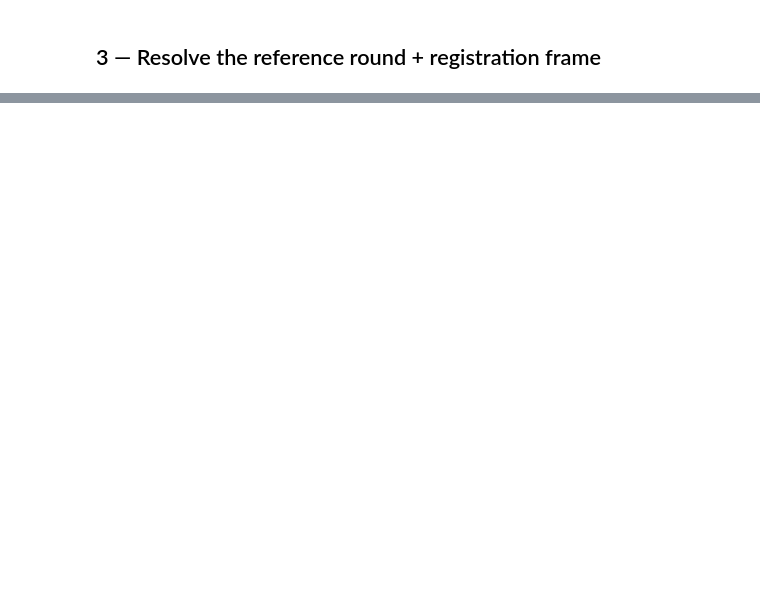
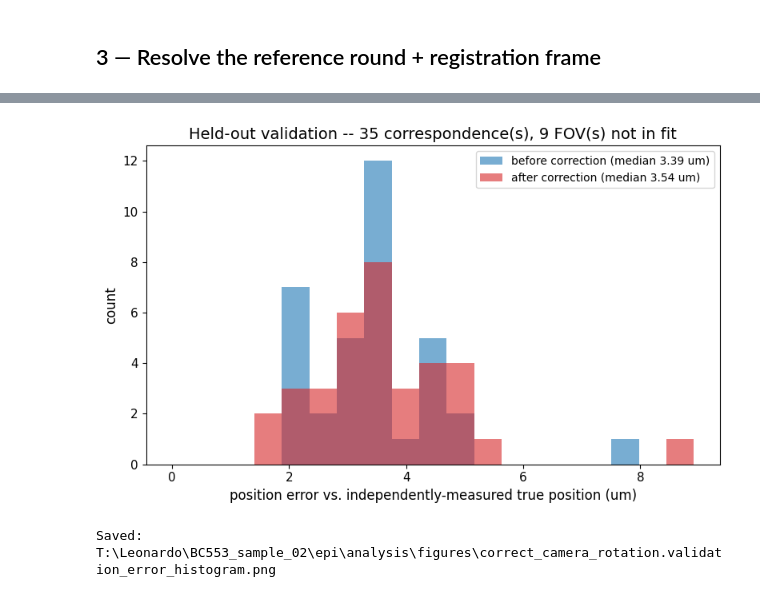
Before and after one commit to leonardosepulveda/MERci, a Jupyter notebook: notebooks/misc/correct_camera_rotation.ipynb, the cells around one changed output, grey strips where cells are left out. Drawn from its saved outputs; the diff is of its cells as text; code cells hidden in the pictures; blank space fills up the shorter version.

```diff
--- a/notebooks/misc/correct_camera_rotation.ipynb
+++ b/notebooks/misc/correct_camera_rotation.ipynb
@@ -295,13 +414,6 @@ re-running the notebook doesn't re-register unless `FORCE_RECOMPUTE=True`.
 CACHE_DIR = config.analysis_dir / "cache" / NOTEBOOK_NAME
 CACHE_DIR.mkdir(parents=True, exist_ok=True)
 correspondences_csv = CACHE_DIR / "neighbor_correspondences.csv"
-
-
-def load_dapi_frame(fov_id):
-    path = reference_series.resolve_path(fov_id, config.image_suffix)
-    return read_image_frames(path, [reference_frame_idx],
-                              frame_width=config.frame_width, frame_height=config.frame_height)[0]
-
 
 if correspondences_csv.exists() and not FORCE_RECOMPUTE:
     correspondences_df = pd.read_csv(correspondences_csv)
@@ -323,6 +435,7 @@ else:
         n_anchors=N_ANCHORS,
         tolerance_fraction=TOLERANCE_FRACTION,
         upsample_factor=UPSAMPLE_FACTOR,
+        image_orientation=IMAGE_ORIENTATION,
         seed=SEED,
         progress_callback=_progress,
     )
@@ -344,11 +472,19 @@ print(correspondences_df.head())
 # %%
-correspondences = [
+correspondences_all = [
     NeighborCorrespondence(
         anchor_fov=int(r.anchor_fov), neighbor_fov=int(r.neighbor_fov), direction=r.direction,
         nominal_xy=(r.nominal_x, r.nominal_y), measured_xy=(r.measured_x, r.measured_y), error=r.error,
     )
     for r in correspondences_df.itertuples()
 ]
+correspondences, rejected = filter_correspondence_outliers(correspondences_all, mad_threshold=MAD_THRESHOLD)
+print(f"Kept {len(correspondences)}/{len(correspondences_all)} correspondence(s) for the fit "
+      f"({len(rejected)} rejected as outliers -- individual failed registrations, "
+      f"the same 'bad link' problem BigStitcher's manual workflow curated by hand).")
+for c in rejected:
+    shift_um = float(np.hypot(c.measured_xy[0] - c.nominal_xy[0], c.measured_xy[1] - c.nominal_xy[1]))
+    print(f"  rejected: anchor={c.anchor_fov} neighbor={c.neighbor_fov} "
+          f"direction={c.direction!r} shift={shift_um:.2f} um")
 
 correction = fit_camera_rotation(correspondences, zero_translation=ZERO_TRANSLATION)
 
@@ -604,0 +940,25 @@ print(f"Saved: {fig_path}")
+# %%
+error_max = max(validation_df["error_before_um"].max(), validation_df["error_after_um"].max())
+bins = np.linspace(0, error_max * 1.05, 20)
+
+fig, ax = plt.subplots(figsize=(8, 5))
+ax.hist(validation_df["error_before_um"], bins=bins, alpha=0.6, color="tab:blue",
+        label=f"before correction (median {median_before:.2f} um)")
+ax.hist(validation_df["error_after_um"], bins=bins, alpha=0.6, color="tab:red",
+        label=f"after correction (median {median_after:.2f} um)")
+ax.set_xlabel("position error vs. independently-measured true position (um)", fontsize=PLOT_LABEL_FONTSIZE)
+ax.set_ylabel("count", fontsize=PLOT_LABEL_FONTSIZE)
+ax.set_title(f"Held-out validation -- {len(validation_df)} correspondence(s), "
+             f"{validation_df['anchor_fov'].nunique()} FOV(s) not in fit",
+             fontsize=PLOT_TITLE_FONTSIZE)
+ax.tick_params(labelsize=PLOT_TICK_FONTSIZE)
+ax.legend(fontsize=PLOT_LEGEND_FONTSIZE)
+fig.tight_layout()
+
+fig_path = figures_dir / f"{NOTEBOOK_NAME}.validation_error_histogram.png"
+fig.savefig(fig_path, dpi=150)
+plt.show()
+print(f"Saved: {fig_path}")
+# %% [output]
+[figure, added]
+Saved: T:\Leonardo\BC553_sample_02\epi\analysis\figures\correct_camera_rotation.validation_error_histogram.png
```
Also changed, not shown: parts of 27 cells of this notebook, 1 other file.
